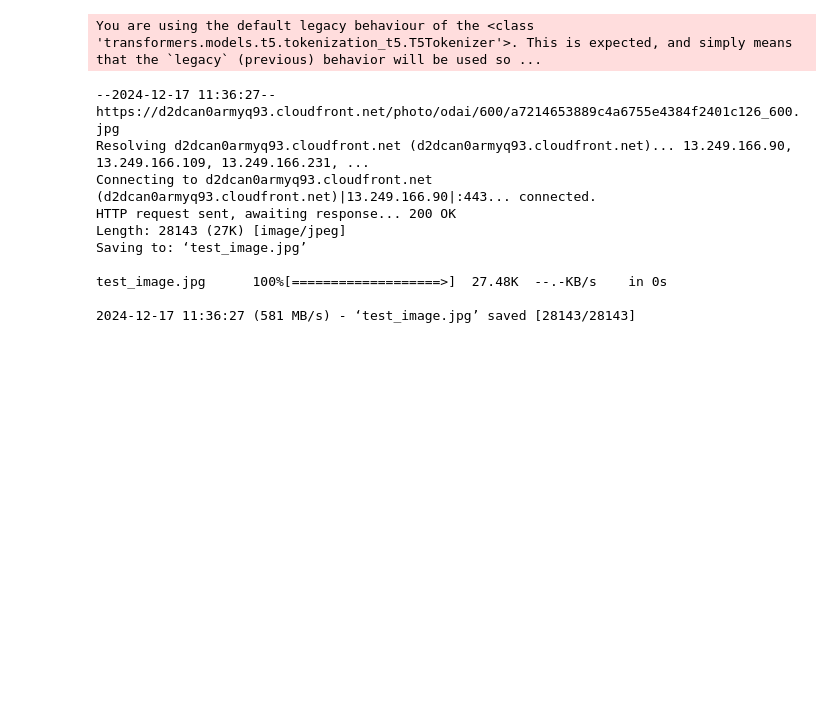
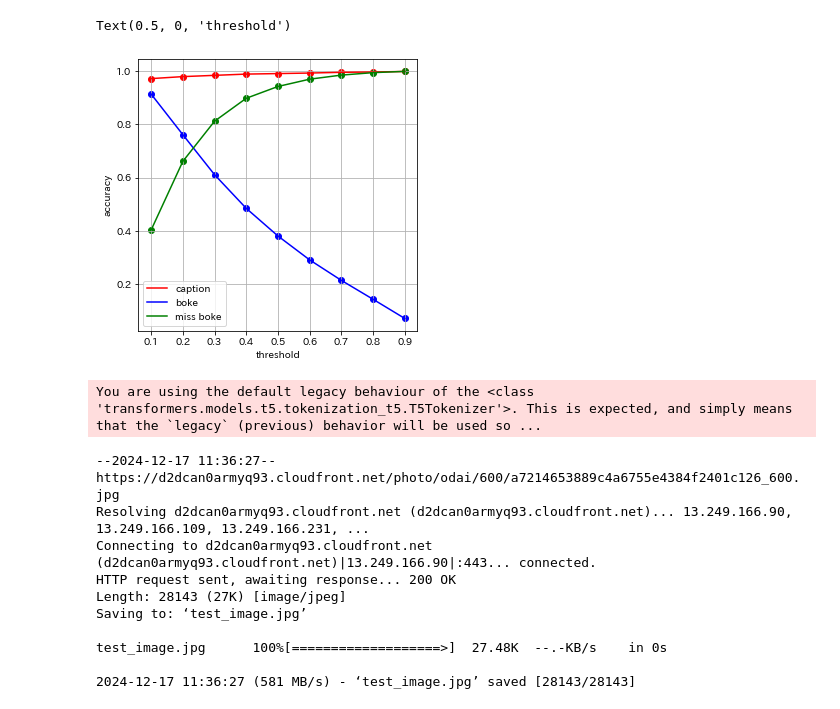
Before and after one commit to yryo1005/Master_Thesis_programs, a Jupyter notebook: Boke_Jugde_v2/002_evaluate.ipynb, the cells around one changed output. Cells and saved outputs as stored; diff of their text form; code cells hidden in the pictures; blank space fills up the shorter version.

```diff
--- a/Boke_Jugde_v2/002_evaluate.ipynb
+++ b/Boke_Jugde_v2/002_evaluate.ipynb
@@ -3,3 +80,29 @@ from utils import *
+# %%
+x = list()
+caption_evaluations = list()
+boke_evaluations = list()
+miss_boke_evaluations = list()
+for K, V in evaluate_result_dict.items():
+    x.append(K)
+    caption_evaluations.append(V["caption"])
+    boke_evaluations.append(V["boke"])
+    miss_boke_evaluations.append(V["miss_boke"])
+
+fig = plt.figure(figsize = (5, 5))
+ax = fig.add_subplot()
+ax.plot(x, caption_evaluations, label = "caption", color = "red")
+ax.plot(x, boke_evaluations, label = "boke", color = "blue")
+ax.plot(x, miss_boke_evaluations, label = "miss boke", color = "green")
+ax.scatter(x, caption_evaluations, color = "red")
+ax.scatter(x, boke_evaluations, color = "blue")
+ax.scatter(x, miss_boke_evaluations, color = "green")
+ax.legend()
+ax.grid()
+ax.set_ylabel("accuracy")
+ax.set_xlabel("threshold")
+# %% [output]
+Text(0.5, 0, 'threshold')
+[figure, added]
 # %%
 boke_judge_ai = BokeJugeAI("../../results/Boke_Judge/006/best_model_weights.pth")
 # %% [output]
```
Also changed, not shown: parts of 1 cell of this notebook, 4 other files.
